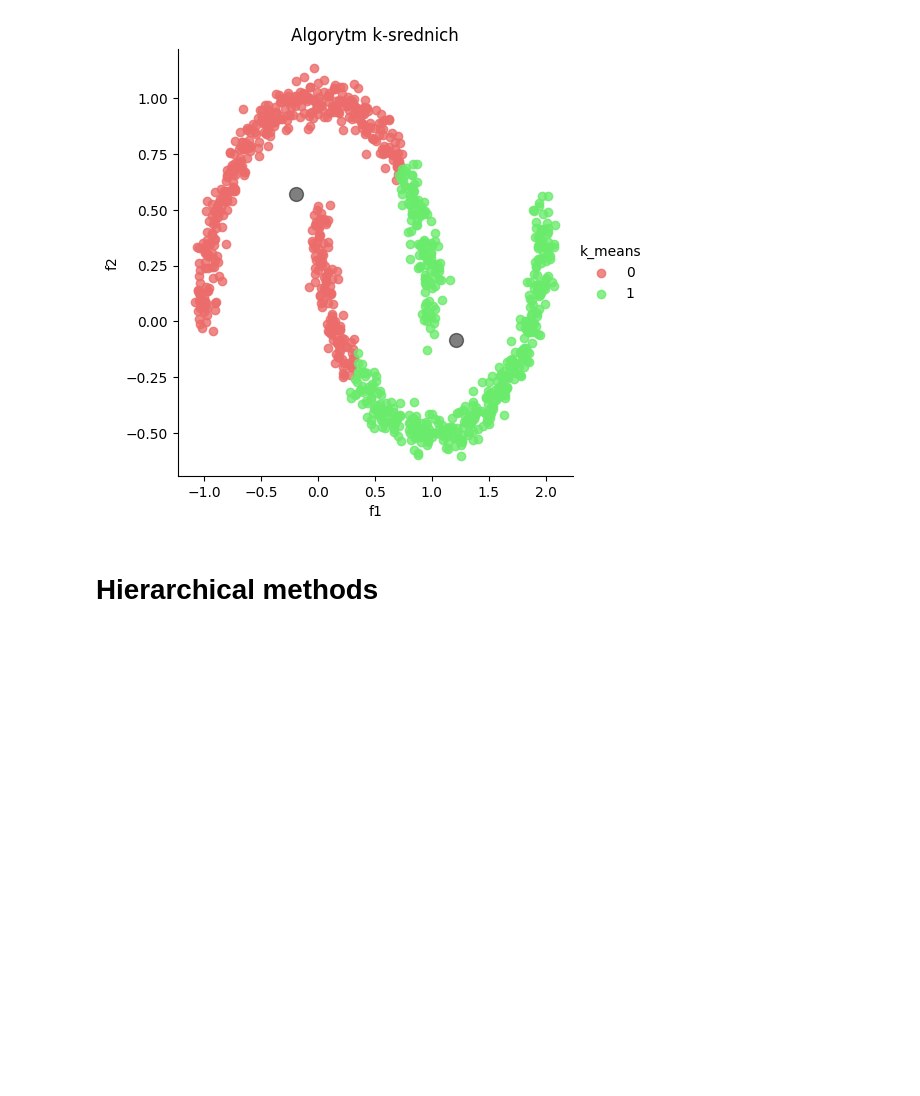
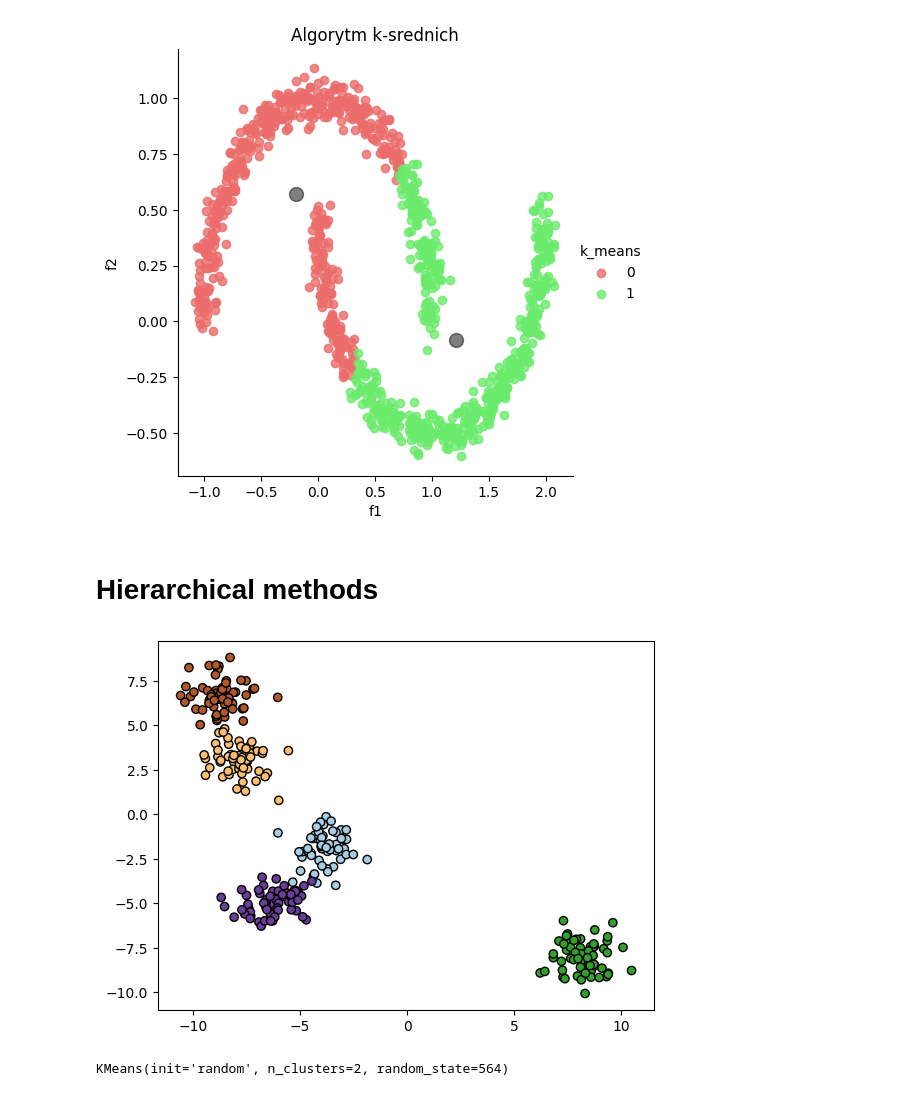
Before and after one commit to mkaniowski/machine_learning, a Jupyter notebook: Lab7/lab.ipynb, the cells around one changed output. Saved outputs shown, nothing was run; the diff lists cells and outputs as text; code cells hidden in the pictures; blank space fills up the shorter version.

```diff
--- a/Lab7/lab.ipynb
+++ b/Lab7/lab.ipynb
@@ -138,3 +139,15 @@ plt.show()
 [figure]
 # %% [markdown]
 # Hierarchical methods
+# %%
+X, y_true = make_blobs(n_samples=300, centers=5,
+                       cluster_std=0.8, random_state=564)
+plt.scatter(X[:,0],X[:,1], c = y_true, edgecolors='k', cmap=plt.cm.Paired)
+plt.show()
+# %% [output]
+[figure, added]
+# %%
+kmeans = KMeans(2, init='random', random_state=564)
+kmeans.fit(X)
+# %% [output]
+KMeans(init='random', n_clusters=2, random_state=564)
```
Also changed, not shown: parts of 14 cells of this notebook, 1 other file.
